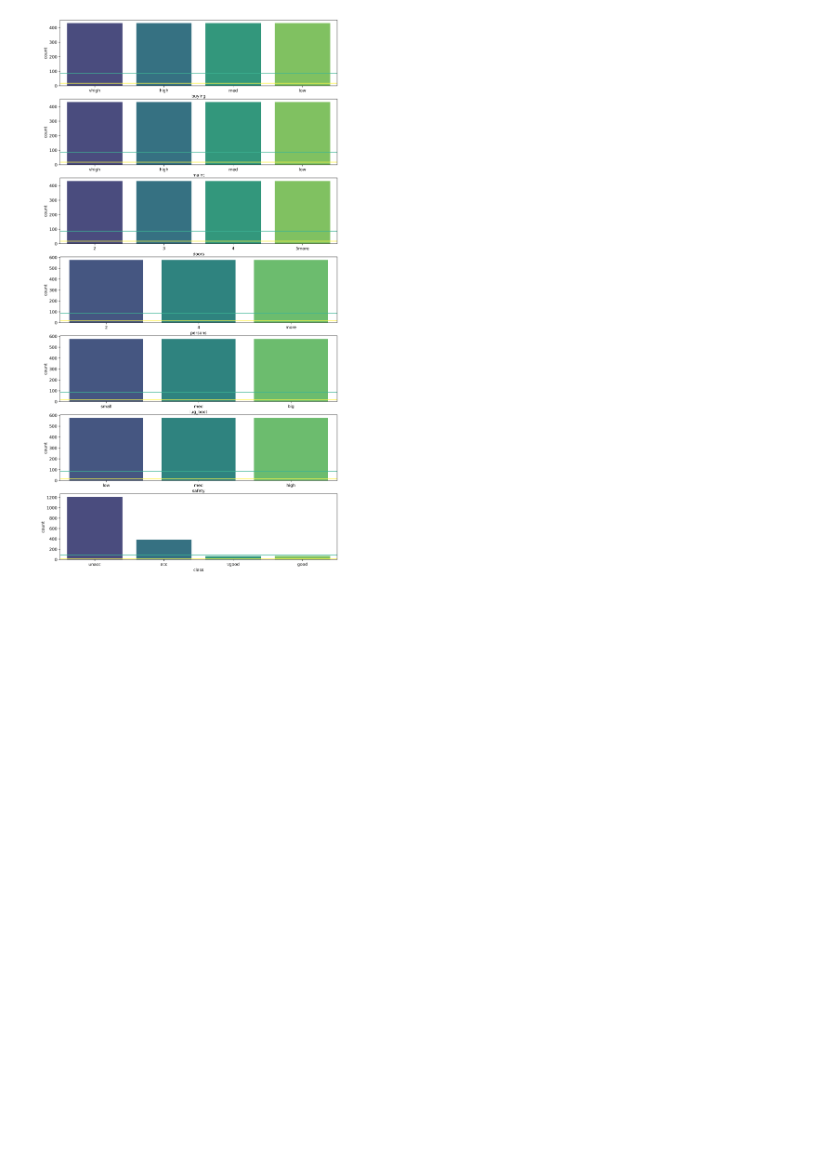
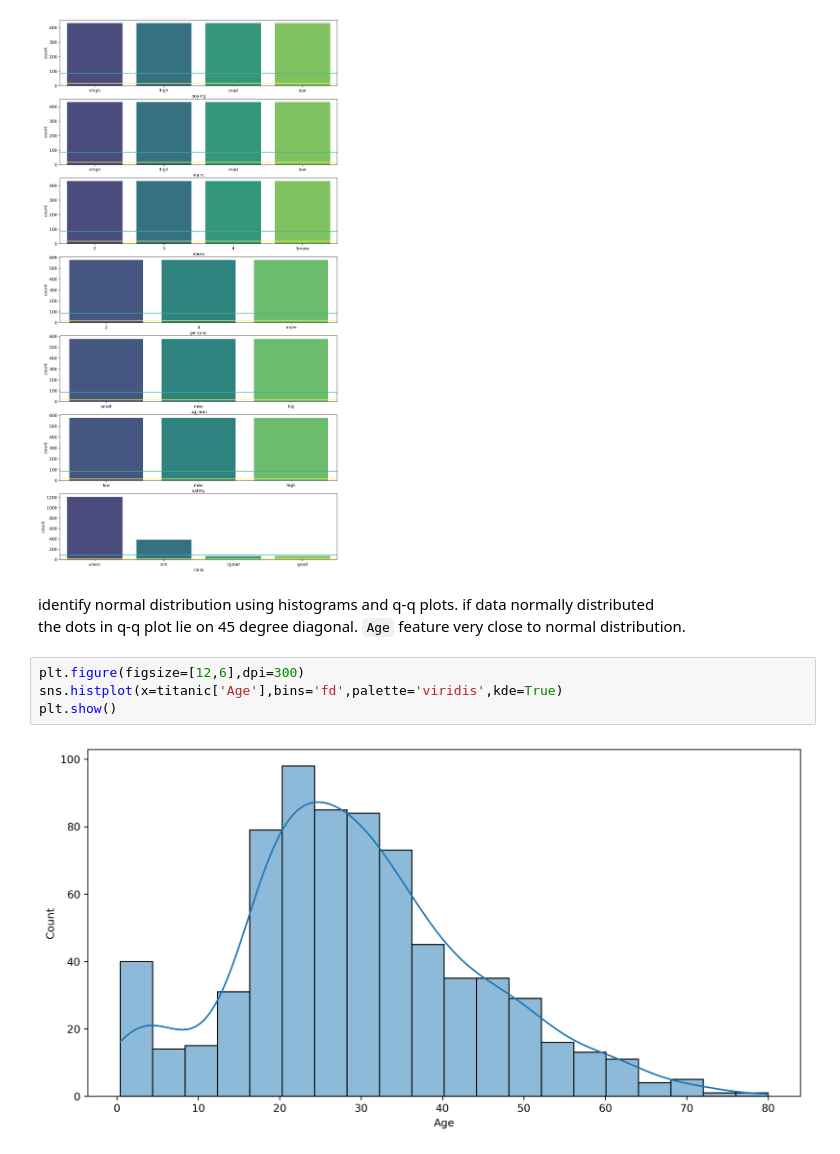
Before and after one commit to ashen007/Feature_enginering, a Jupyter notebook: notebooks/feature details.ipynb, the cells around one changed output. Saved outputs shown, nothing was run; the diff lists cells and outputs as text; blank space fills up the shorter version.

Commit message:
identify normal distribution

```diff
--- a/notebooks/feature details.ipynb
+++ b/notebooks/feature details.ipynb
@@ -220,3 +220,12 @@ for i in range(len(axes)):
 plt.show()
 # %% [output]
 [figure]
+# %% [markdown]
+identify normal distribution using histograms and q-q plots. if data normally distributed<br>
+the dots in q-q plot lie on 45 degree diagonal. `Age` feature very close to normal distribution.
+# %%
+plt.figure(figsize=[12,6],dpi=300)
+sns.histplot(x=titanic['Age'],bins='fd',palette='viridis',kde=True)
+plt.show()
+# %% [output]
+[figure, added]
```
Also changed, not shown: parts of 2 cells of this notebook.
